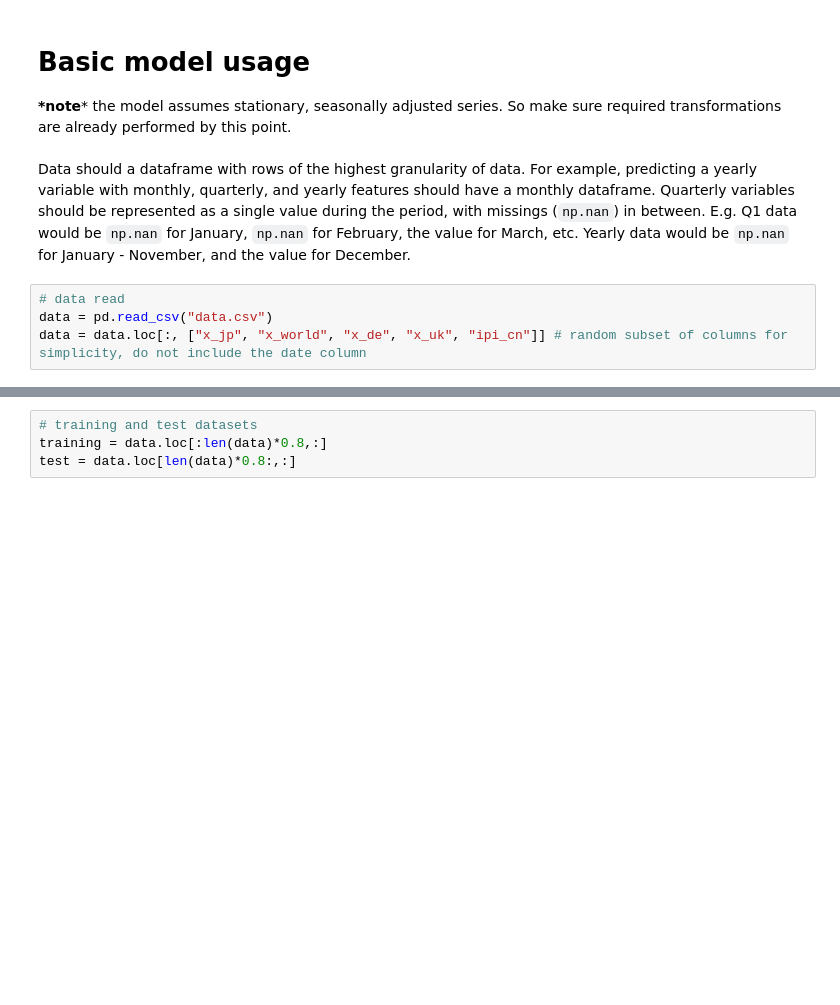
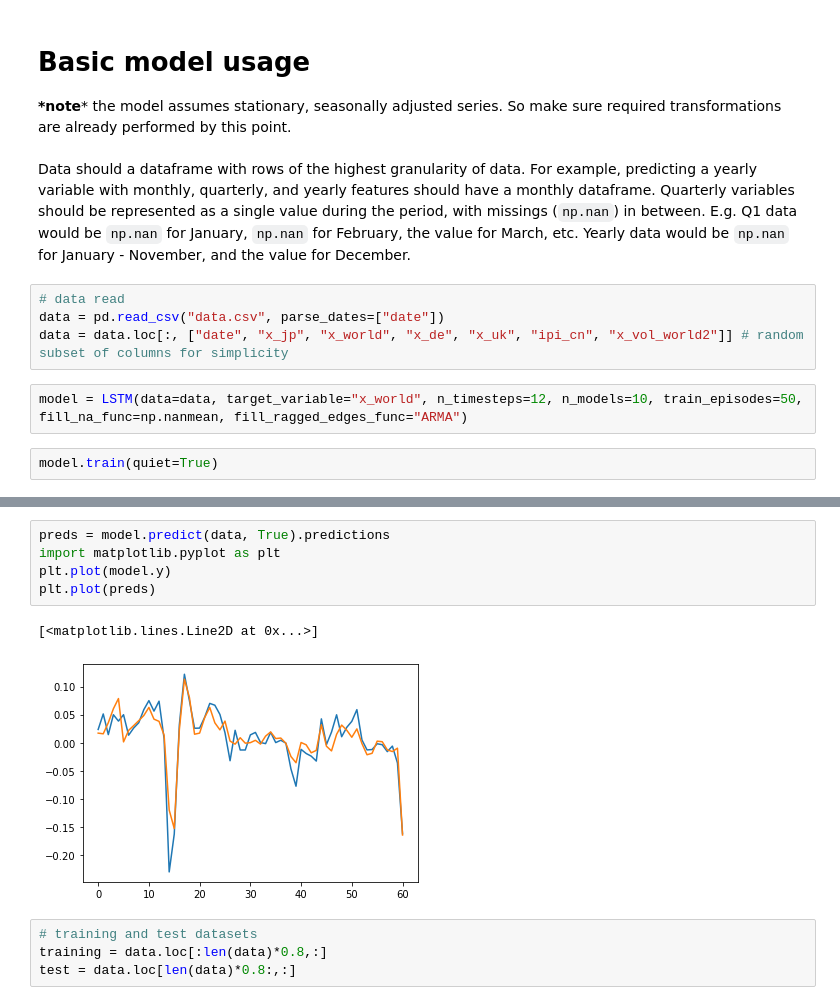
Before and after one commit to dhopp1/nowcast_lstm, a Jupyter notebook: nowcast_lstm_example.ipynb, the cells around one changed output, grey strips where cells are left out. Saved outputs shown, nothing was run; the diff lists cells and outputs as text; blank space fills up the shorter version.

```diff
--- a/nowcast_lstm_example.ipynb
+++ b/nowcast_lstm_example.ipynb
@@ -11,5 +14,9 @@ from nowcast_lstm.LSTM import LSTM
 Data should a dataframe with rows of the highest granularity of data. For example, predicting a yearly variable with monthly, quarterly, and yearly features should have a monthly dataframe. Quarterly variables should be represented as a single value during the period, with missings (`np.nan`) in between. E.g. Q1 data would be `np.nan` for January, `np.nan` for February, the value for March, etc. Yearly data would be `np.nan` for January - November, and the value for December.
 # %%
 # data read
-data = pd.read_csv("data.csv")
-data = data.loc[:, ["x_jp", "x_world", "x_de", "x_uk", "ipi_cn"]] # random subset of columns for simplicity, do not include the date column
+data = pd.read_csv("data.csv", parse_dates=["date"])
+data = data.loc[:, ["date", "x_jp", "x_world", "x_de", "x_uk", "ipi_cn", "x_vol_world2"]] # random subset of columns for simplicity
+# %%
+model = LSTM(data=data, target_variable="x_world", n_timesteps=12, n_models=10, train_episodes=50, fill_na_func=np.nanmean, fill_ragged_edges_func="ARMA")
+# %%
+model.train(quiet=True)
@@ -16,3 +34,11 @@ data = data.loc[:, ["x_jp", "x_world", "x_de", "x_uk", "ipi_cn"]] # random subse
+# %%
+preds = model.predict(data, True).predictions
+import matplotlib.pyplot as plt
+plt.plot(model.y)
+plt.plot(preds)
+# %% [output]
+[<matplotlib.lines.Line2D at 0x...>]
+[figure, added]
 # %%
 # training and test datasets
 training = data.loc[:len(data)*0.8,:]
```
Also changed, not shown: parts of 3 cells of this notebook, 2 other files.
